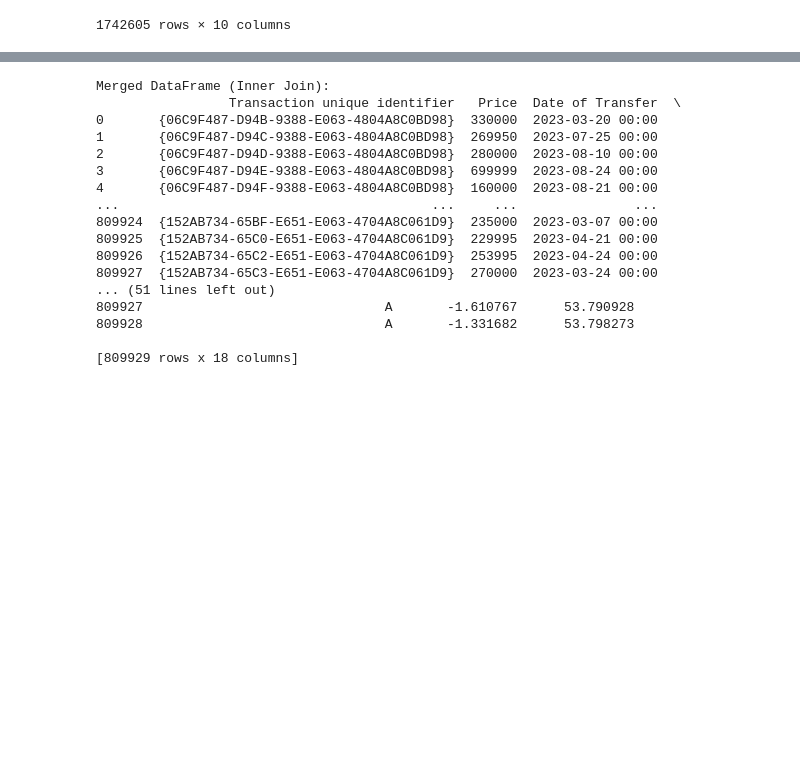
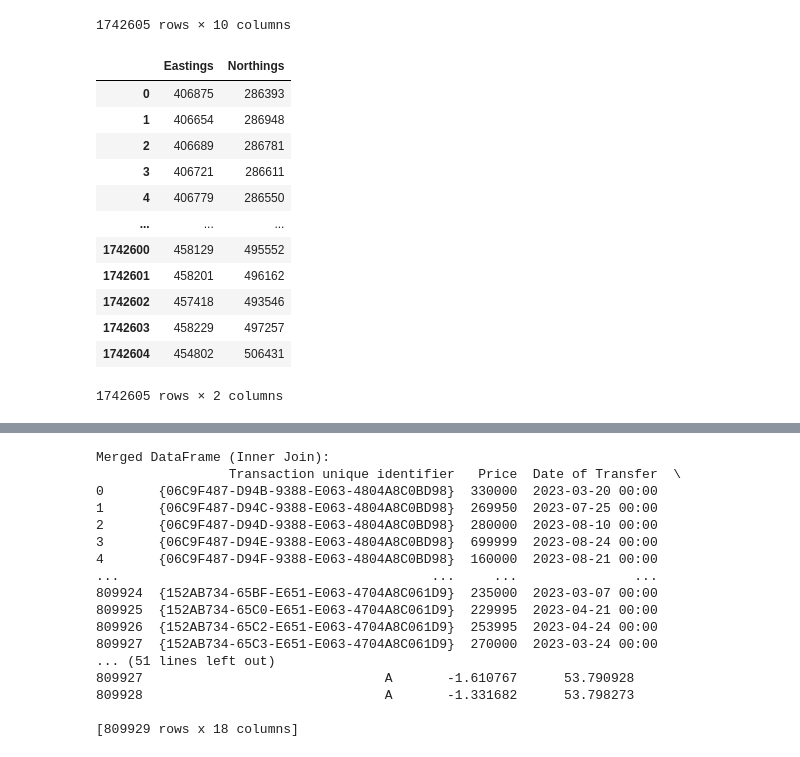
Before and after one commit to yatishchandrasai/House-prediction-with-HM-Registry-Data, a Jupyter notebook: Code.ipynb, the cells around one changed output, grey strips where cells are left out. Cells and saved outputs as stored; diff of their text form; code cells hidden in the pictures; blank space fills up the shorter version.

```diff
--- a/Code.ipynb
+++ b/Code.ipynb
@@ -154,6 +162,22 @@ df_combined
 | 1742603 | TS9 7LW | 10 | 458229 | 497257 | E92000001 | E19000001 | E18000003 | ... |
 | 1742604 | TS9 7NA | 10 | 454802 | 506431 | E92000001 | E19000001 | E18000003 | ... |
 1742605 rows × 10 columns
+# %%
+df_combined[['Eastings','Northings']]
+# %% [output]
+|  | Eastings | Northings |
+| 0 | 406875 | 286393 |
+| 1 | 406654 | 286948 |
+| 2 | 406689 | 286781 |
+| 3 | 406721 | 286611 |
+| 4 | 406779 | 286550 |
+| ... | ... | ... |
+| 1742600 | 458129 | 495552 |
+| 1742601 | 458201 | 496162 |
+| 1742602 | 457418 | 493546 |
+| 1742603 | 458229 | 497257 |
+| 1742604 | 454802 | 506431 |
+1742605 rows × 2 columns
 # %%
 transformer = Transformer.from_crs("EPSG:27700", "EPSG:4326", always_xy=True)
 
```
Also changed, not shown: parts of 18 cells of this notebook.
